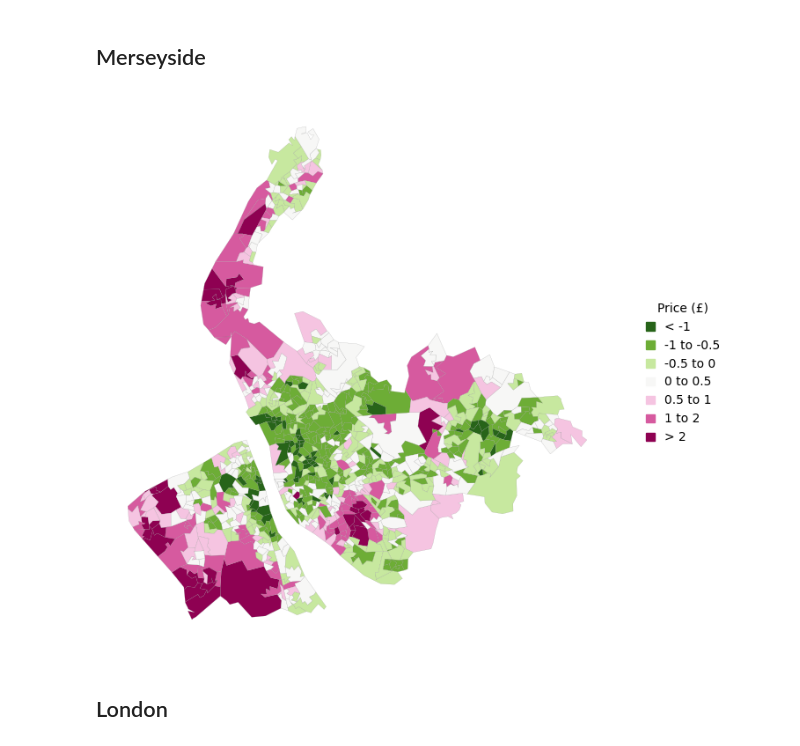
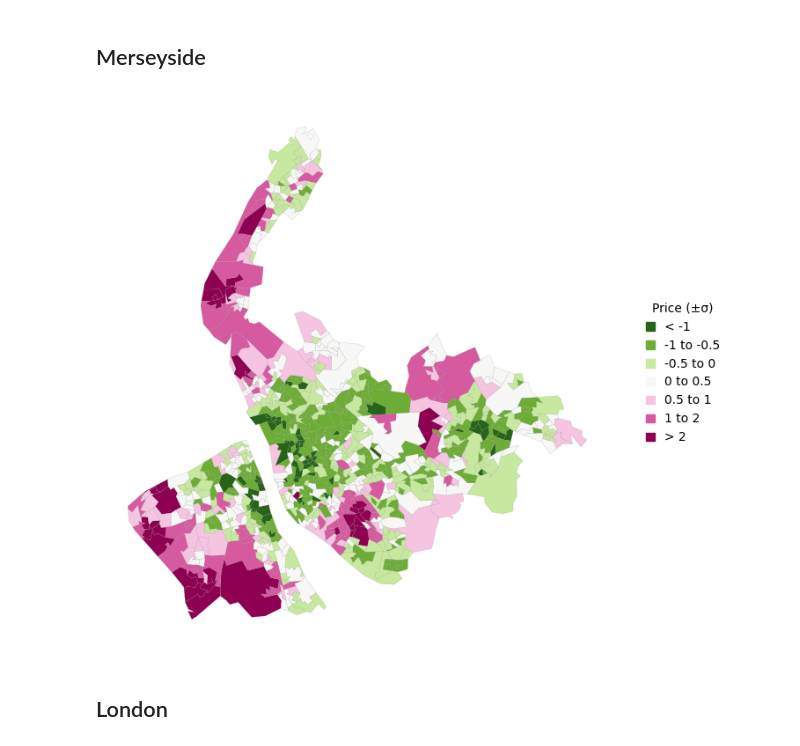
Before and after one commit to KofiBartonByfield/Dissertation, a Jupyter notebook: code/create_plots.ipynb, the cells around one changed output. Cells and saved outputs as stored; diff of their text form; code cells hidden in the pictures.

```diff
--- a/code/create_plots.ipynb
+++ b/code/create_plots.ipynb
@@ -122,49 +123,39 @@ plt.show()
 # %% [markdown]
 ## Merseyside
 # %%
-# # Define the bins and their labels
-# bins = [50000, 99999, 149999, 199999, 299999, 499999, float('inf')]
-# bin_labels = ['50k–99k', '100k–149k', '150k–199k', '200k–299k', '300k–499k', '500k+']
-
-
-
-# # Define colour mapping based on the bins
-# cmap = mpl.cm.cividis
-# norm = mpl.colors.BoundaryNorm(boundaries=bins, ncolors=256)
-
 # Plot the map with the stop counts and colour coding
 fig, ax = plt.subplots(figsize=(10, 8))
 
 merseyside.plot(column='MeanHousePrice_z',
                   linewidth=0.1,
                   edgecolor='grey',
                   legend=False,
                   ax=ax,
                   cmap=cmap,
                   norm=norm,  # Apply the normalisation
                   vmin=bins[0], vmax=bins[-2])  # Correct the vmax for the maximum value in bins
 
 # Create legend with boxes for each bin
 legend_handles = [Patch(color=cmap(norm(bins[i])), label=bin_labels[i]) for i in range(len(bin_labels))]
 
 # Add legend to the plot
 ax.legend(handles=legend_handles,
-          title="Price (£)",
+          title="Price (±σ)",
           loc='upper right',
           frameon=False,
           handlelength=0.7)
 
 ax.get_legend().set_bbox_to_anchor((1.05, 0.5))
 ax.get_legend().set_loc('center left')
 
 # Hide axes
 ax.set_axis_off()
 plt.savefig('../figures_and_plots/merseyside_houseprice_map.svg', bbox_inches='tight')
 
 # Show the plot
 plt.show()
 # %% [output]
-[figure, old version]
+[figure, new version]
 # %% [markdown]
 ## London
 # %%
```
Also changed, not shown: parts of 6 cells of this notebook, 4 other files.
